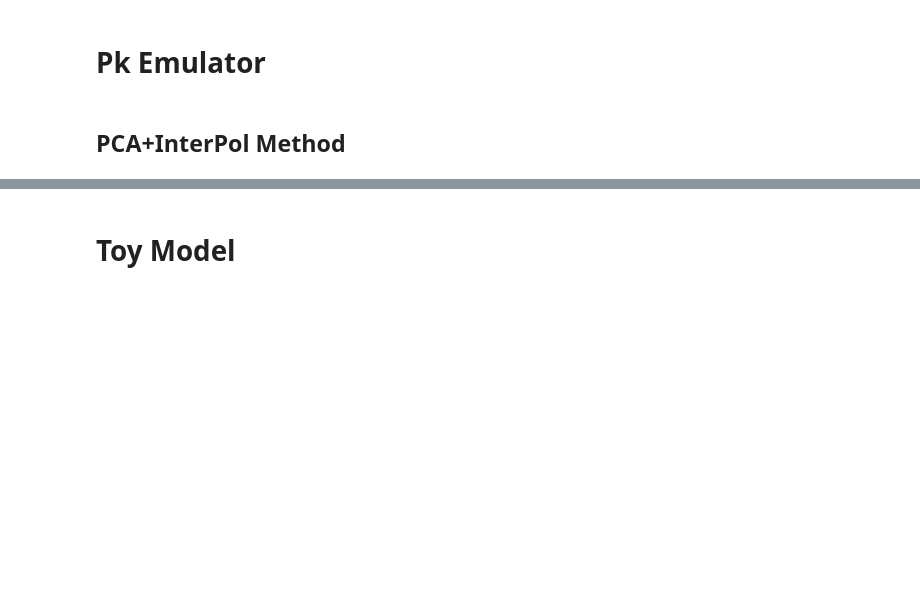
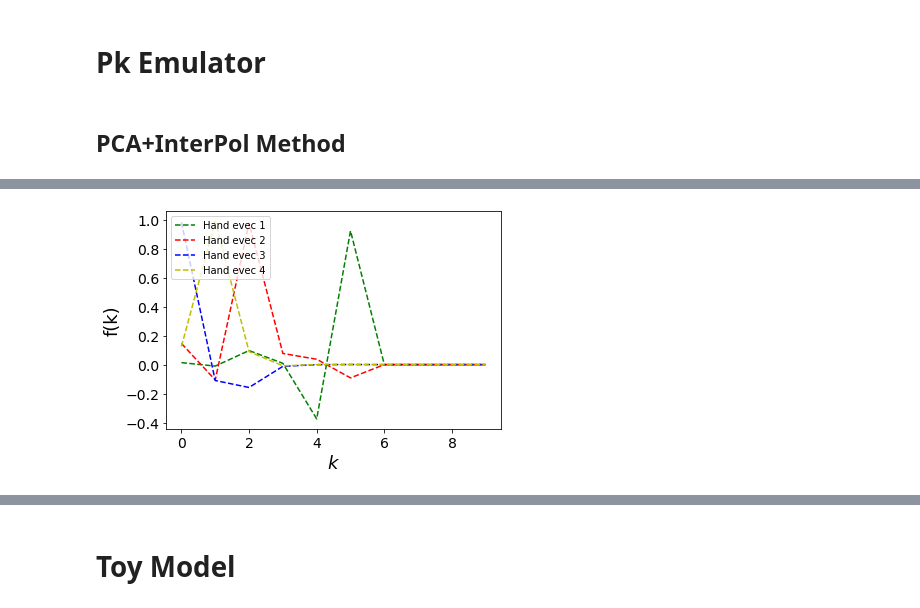
Before and after one commit to JaimeRZP/Pk_Emulator, a Jupyter notebook: PC_GPA.ipynb, the cells around one changed output, grey strips where cells are left out. Saved outputs shown, nothing was run; the diff lists cells and outputs as text; code cells hidden in the pictures; blank space fills up the shorter version.

```diff
--- a/PC_GPA.ipynb
+++ b/PC_GPA.ipynb
@@ -133,0 +303,14 @@ Pk_diff = abs(emulated-theory)
+# %%
+plt.plot(  hand_evecs[0] , 'g--', label = 'Hand evec 1' )
+plt.plot(  hand_evecs[1] , 'r--', label = 'Hand evec 2' )
+plt.plot(  hand_evecs[2] , 'b--', label = 'Hand evec 3' )
+plt.plot(  hand_evecs[3] , 'y--', label = 'Hand evec 4' )
+
+plt.xlabel('$k$',fontsize=18)
+plt.ylabel('f(k)',fontsize=18)
+plt.xticks(fontsize=14)
+plt.yticks(fontsize=14)
+plt.legend(loc="upper left")
+plt.show()
+# %% [output]
+[figure, added]
```
Also changed, not shown: parts of 31 cells of this notebook.
